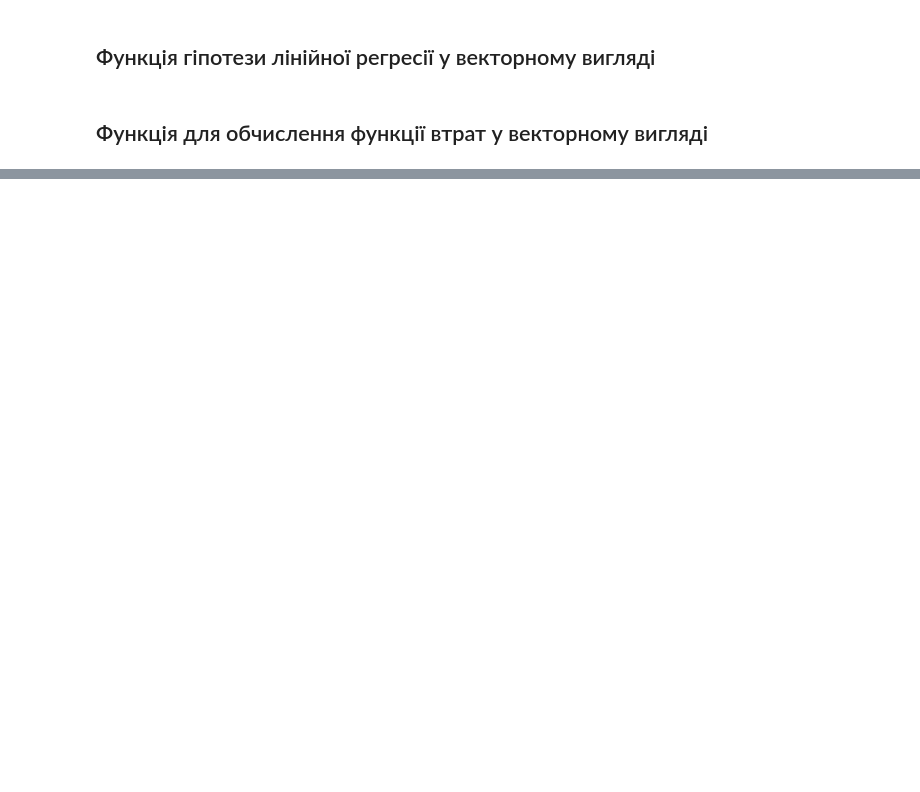
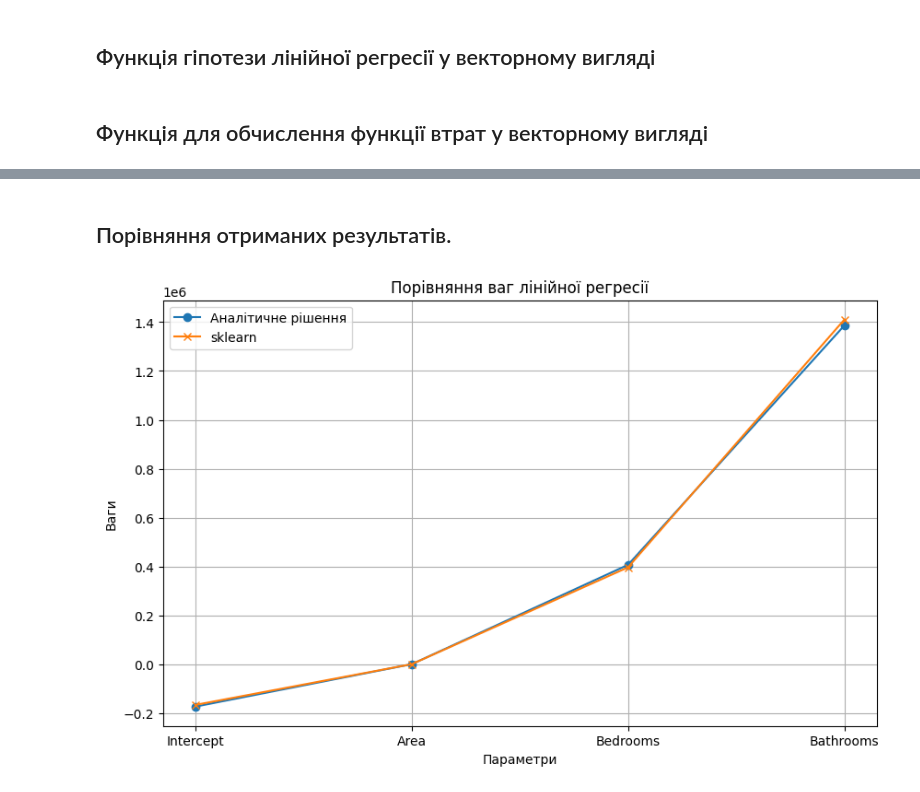
Before and after one commit to Roll1ngo/Authorization_and_authentication_synopsis, a Jupyter notebook: Hw3.ipynb, the cells around one changed output, grey strips where cells are left out. Saved outputs shown, nothing was run; the diff lists cells and outputs as text; code cells hidden in the pictures; blank space fills up the shorter version.

```diff
--- a/Hw3.ipynb
+++ b/Hw3.ipynb
@@ -216,0 +289,21 @@ loss(data, w_0=-127711.16739244293, w_1=[2.35848772e+02 7.85744924e+04 1.0971172
+# %% [markdown]
+## Порівняння отриманих результатів.
+# %%
+coef_sklearn = regressor.coef_.tolist()
+coef_sklearn.insert(0,regressor.intercept_)
+
+w_analyt_for_g = [-1.73171608e+05, 3.78762754e+02, 4.06820034e+05, 1.38604950e+06]
+labels = ['Intercept', 'Area', 'Bedrooms', 'Bathrooms']
+plt.figure(figsize=(10, 6))
+plt.plot(labels, w_analyt, marker='o', label='Аналітичне рішення')
+plt.plot(labels, coef_sklearn, marker='x', label='sklearn')
+plt.title('Порівняння ваг лінійної регресії')
+plt.xlabel('Параметри')
+plt.ylabel('Ваги')
+plt.legend()
+plt.grid(True)
+
+# Показати графік
+plt.show()
+# %% [output]
+[figure, added]
```
Also changed, not shown: parts of 15 cells of this notebook.
